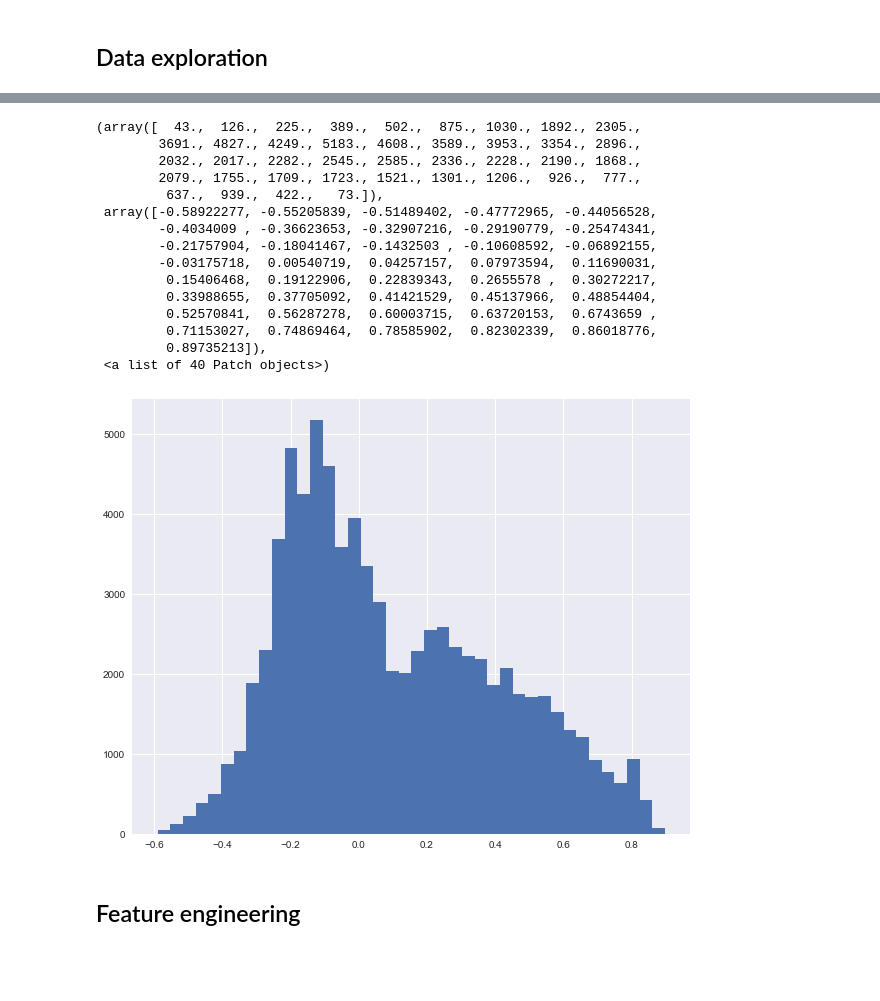
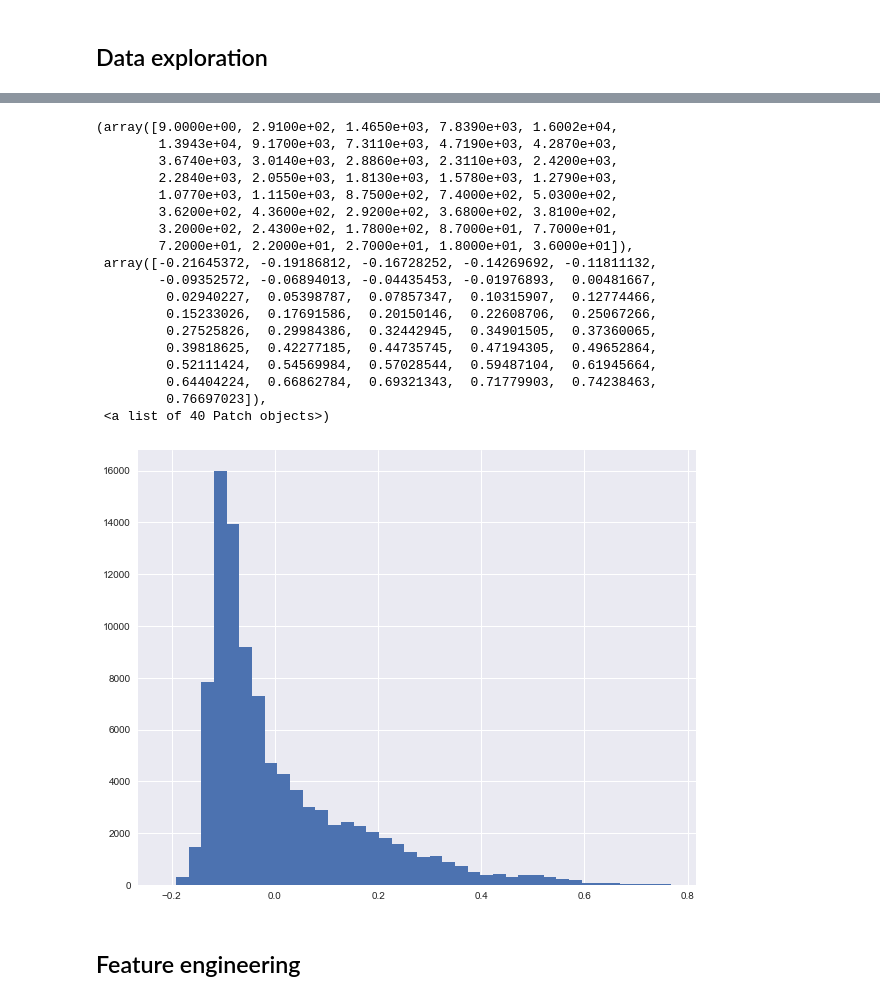
Before and after one commit to mlopezcaballero/Apsu, a Jupyter notebook: notebooks/data_preparation.ipynb, the cells around one changed output, grey strips where cells are left out. Cells and saved outputs as stored; diff of their text form; code cells hidden in the pictures; blank space fills up the shorter version.

```diff
--- a/notebooks/data_preparation.ipynb
+++ b/notebooks/data_preparation.ipynb
@@ -182,23 +208,26 @@ df = df.drop(['GRISEN_NR'], axis=1)
 # %%
 plt.figure(figsize=(10,8))
-plt.hist(np.log10(df.ALAGON_NR.values), 40)
+plt.hist(np.log10(df.TUDELA_NR.values), 40)
 # %% [output]
-(array([  43.,  126.,  225.,  389.,  502.,  875., 1030., 1892., 2305.,
-        3691., 4827., 4249., 5183., 4608., 3589., 3953., 3354., 2896.,
-        2032., 2017., 2282., 2545., 2585., 2336., 2228., 2190., 1868.,
-        2079., 1755., 1709., 1723., 1521., 1301., 1206.,  926.,  777.,
-         637.,  939.,  422.,   73.]),
- array([-0.58922277, -0.55205839, -0.51489402, -0.47772965, -0.44056528,
-        -0.4034009 , -0.36623653, -0.32907216, -0.29190779, -0.25474341,
-        -0.21757904, -0.18041467, -0.1432503 , -0.10608592, -0.06892155,
-        -0.03175718,  0.00540719,  0.04257157,  0.07973594,  0.11690031,
-         0.15406468,  0.19122906,  0.22839343,  0.2655578 ,  0.30272217,
-         0.33988655,  0.37705092,  0.41421529,  0.45137966,  0.48854404,
-         0.52570841,  0.56287278,  0.60003715,  0.63720153,  0.6743659 ,
-         0.71153027,  0.74869464,  0.78585902,  0.82302339,  0.86018776,
-         0.89735213]),
+(array([9.0000e+00, 2.9100e+02, 1.4650e+03, 7.8390e+03, 1.6002e+04,
+        1.3943e+04, 9.1700e+03, 7.3110e+03, 4.7190e+03, 4.2870e+03,
+        3.6740e+03, 3.0140e+03, 2.8860e+03, 2.3110e+03, 2.4200e+03,
+        2.2840e+03, 2.0550e+03, 1.8130e+03, 1.5780e+03, 1.2790e+03,
+        1.0770e+03, 1.1150e+03, 8.7500e+02, 7.4000e+02, 5.0300e+02,
+        3.6200e+02, 4.3600e+02, 2.9200e+02, 3.6800e+02, 3.8100e+02,
+        3.2000e+02, 2.4300e+02, 1.7800e+02, 8.7000e+01, 7.7000e+01,
+        7.2000e+01, 2.2000e+01, 2.7000e+01, 1.8000e+01, 3.6000e+01]),
+ array([-0.21645372, -0.19186812, -0.16728252, -0.14269692, -0.11811132,
+        -0.09352572, -0.06894013, -0.04435453, -0.01976893,  0.00481667,
+         0.02940227,  0.05398787,  0.07857347,  0.10315907,  0.12774466,
+         0.15233026,  0.17691586,  0.20150146,  0.22608706,  0.25067266,
+         0.27525826,  0.29984386,  0.32442945,  0.34901505,  0.37360065,
+         0.39818625,  0.42277185,  0.44735745,  0.47194305,  0.49652864,
+         0.52111424,  0.54569984,  0.57028544,  0.59487104,  0.61945664,
+         0.64404224,  0.66862784,  0.69321343,  0.71779903,  0.74238463,
+         0.76697023]),
  <a list of 40 Patch objects>)
-[figure, old version]
+[figure, new version]
 # %%
 for col in df.columns[:5]:
     df[col] = np.log10(df[col].values)
```
Also changed, not shown: parts of 17 cells of this notebook, 1 other file.
